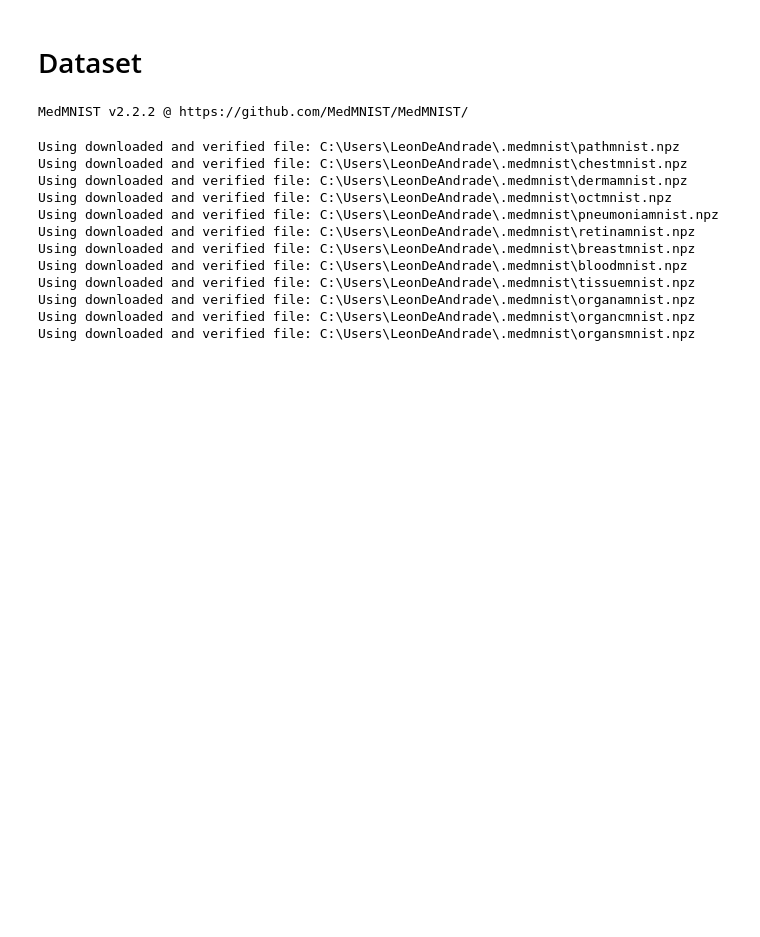
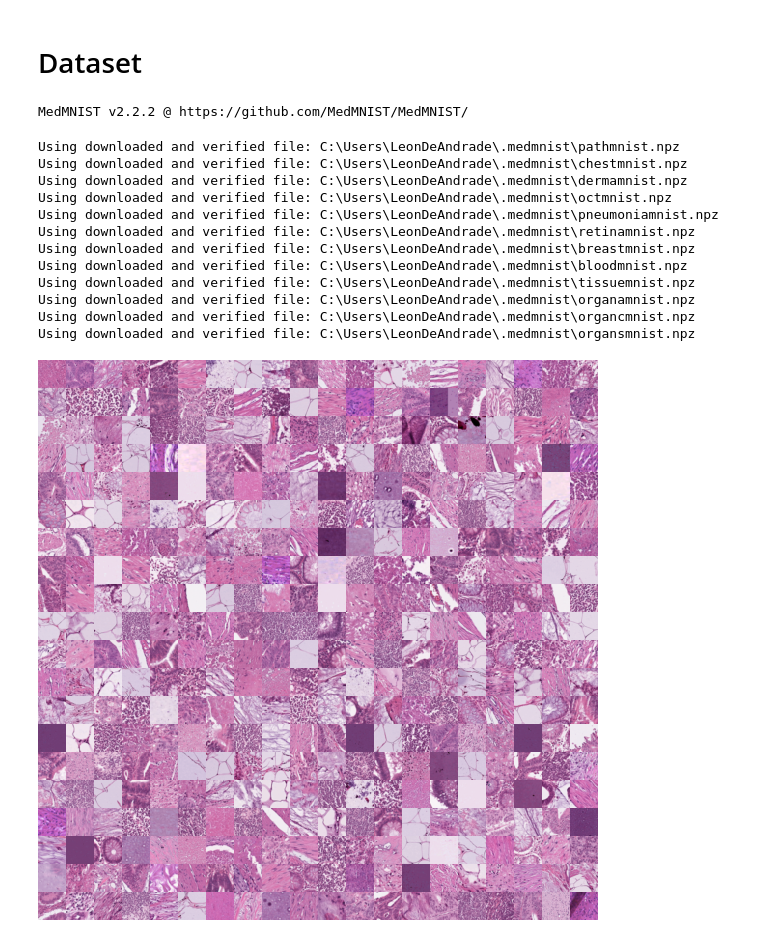
Before and after one commit to bjarnege/VAE-based-Medical-Image-Generator, a Jupyter notebook: src/vae_based_medical_image_generator/notebooks/dataset.ipynb, the cells around one changed output. Drawn from its saved outputs; the diff is of its cells as text; code cells hidden in the pictures; blank space fills up the shorter version.

```diff
--- a/src/vae_based_medical_image_generator/notebooks/dataset.ipynb
+++ b/src/vae_based_medical_image_generator/notebooks/dataset.ipynb
@@ -23,6 +23,11 @@ Using downloaded and verified file: C:\Users\LeonDeAndrade\.medmnist\tissuemnist
 Using downloaded and verified file: C:\Users\LeonDeAndrade\.medmnist\organamnist.npz
 Using downloaded and verified file: C:\Users\LeonDeAndrade\.medmnist\organcmnist.npz
 Using downloaded and verified file: C:\Users\LeonDeAndrade\.medmnist\organsmnist.npz
+# %%
+path_dataset = datasets["pathmnist"]
+path_dataset.montage(length=20)
+# %% [output]
+[figure, added]
 # %%
 import matplotlib.pyplot as plt
 
```
Also changed, not shown: parts of 1 cell of this notebook.
